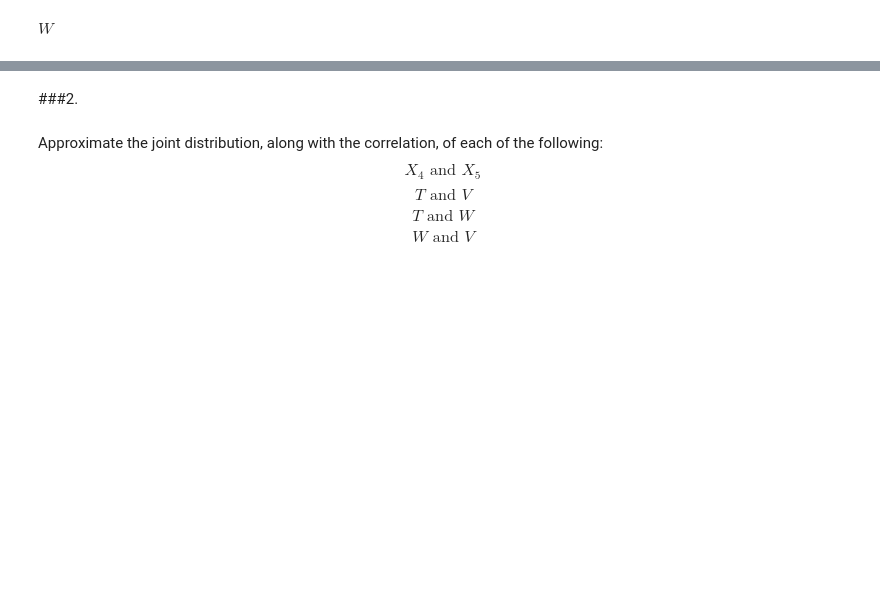
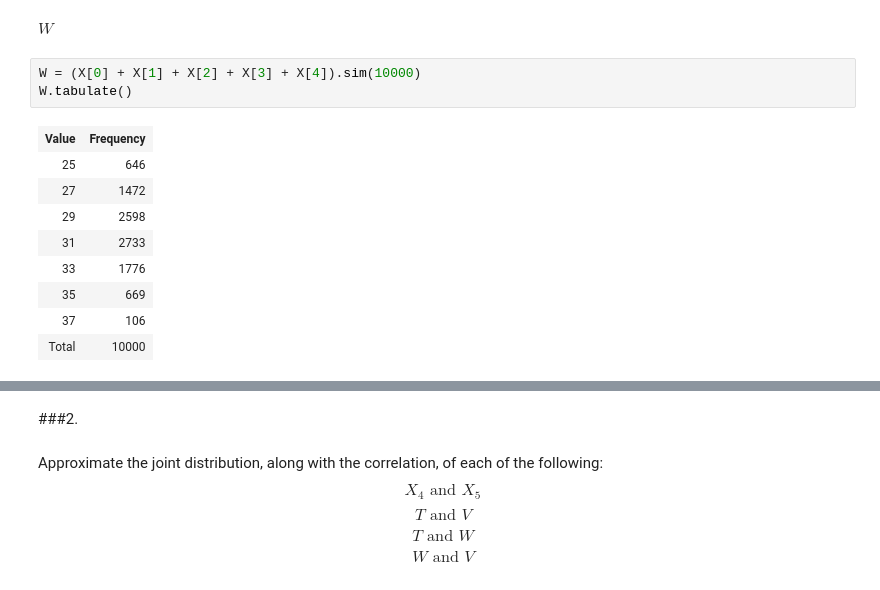
Before and after one commit to NRJaggers/Applied-Stochastic-Processes, a Jupyter notebook: Applications/2-Markov_Chains/Markov_Chains.ipynb, the cells around one changed output, grey strips where cells are left out. Saved outputs shown, nothing was run; the diff lists cells and outputs as text; blank space fills up the shorter version.

```diff
--- a/Applications/2-Markov_Chains/Markov_Chains.ipynb
+++ b/Applications/2-Markov_Chains/Markov_Chains.ipynb
@@ -172,2 +225,15 @@ $V$
 # %% [markdown]
 $W$
+# %%
+W = (X[0] + X[1] + X[2] + X[3] + X[4]).sim(10000)
+W.tabulate()
+# %% [output]
+| Value | Frequency |
+| 25 | 646 |
+| 27 | 1472 |
+| 29 | 2598 |
+| 31 | 2733 |
+| 33 | 1776 |
+| 35 | 669 |
+| 37 | 106 |
+| Total | 10000 |
```
Also changed, not shown: parts of 11 cells of this notebook.
